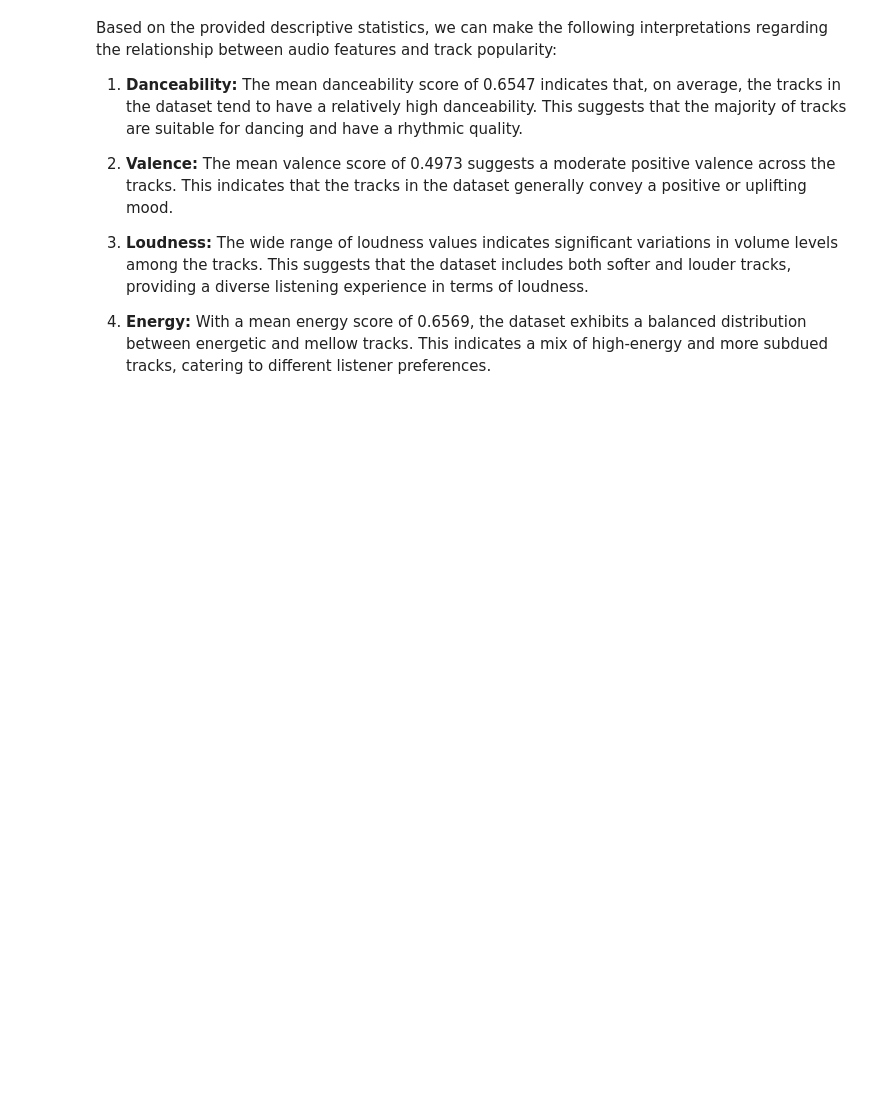
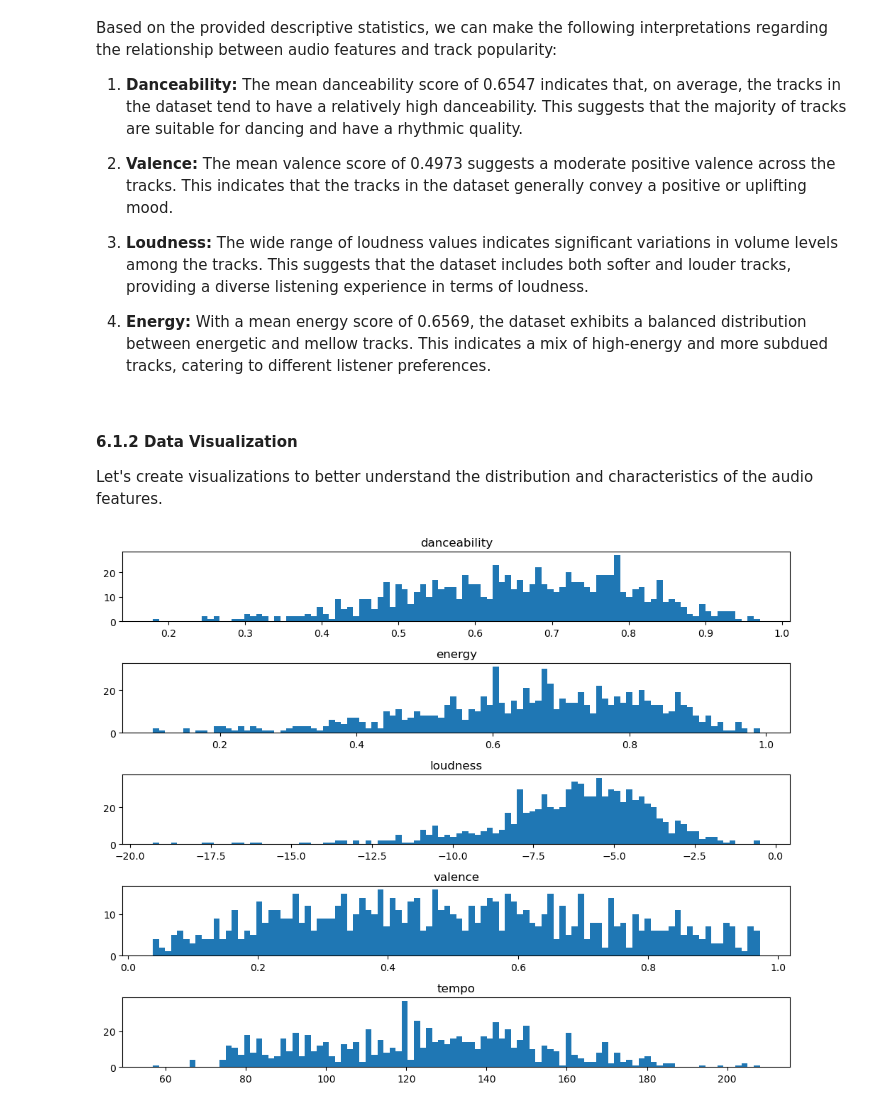
Before and after one commit to aishtomer/Spotifind, a Jupyter notebook: Exploratory Data Analysis of Music Trends on Spotify - Jupyter Notebook.ipynb, the cells around one changed output. Drawn from its saved outputs; the diff is of its cells as text; code cells hidden in the pictures; blank space fills up the shorter version.

Commit message:
Perform data visualization on audio features to see their distribution in the dataset.

```diff
--- a/Exploratory Data Analysis of Music Trends on Spotify - Jupyter Notebook.ipynb
+++ b/Exploratory Data Analysis of Music Trends on Spotify - Jupyter Notebook.ipynb
@@ -540,3 +540,17 @@ Based on the provided descriptive statistics, we can make the following interpre
 3. **Loudness:** The wide range of loudness values indicates significant variations in volume levels among the tracks. This suggests that the dataset includes both softer and louder tracks, providing a diverse listening experience in terms of loudness.
 
 4. **Energy:** With a mean energy score of 0.6569, the dataset exhibits a balanced distribution between energetic and mellow tracks. This indicates a mix of high-energy and more subdued tracks, catering to different listener preferences.
+# %% [markdown]
+#### 6.1.2 Data Visualization
+Let's create visualizations to better understand the distribution and characteristics of the audio features.
+# %%
+# Data visualization
+fig, axs = plt.subplots(5, 1, figsize=(10, 8))
+for i, feature in enumerate(audio_features[:-1]):
+    ax = axs[i]
+    ax.hist(df_track[feature], bins=100)
+    ax.set_title(feature)
+plt.tight_layout()
+plt.show()
+# %% [output]
+[figure, added]
```
Also changed, not shown: parts of 1 cell of this notebook.
